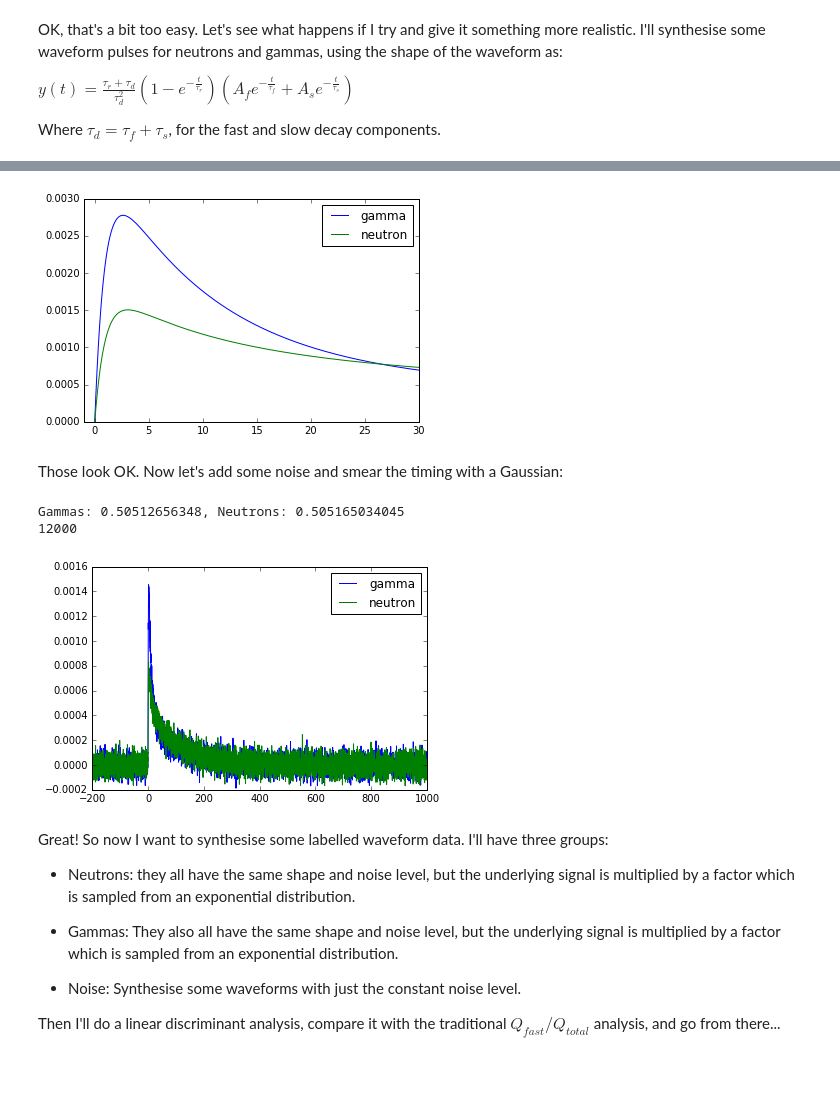
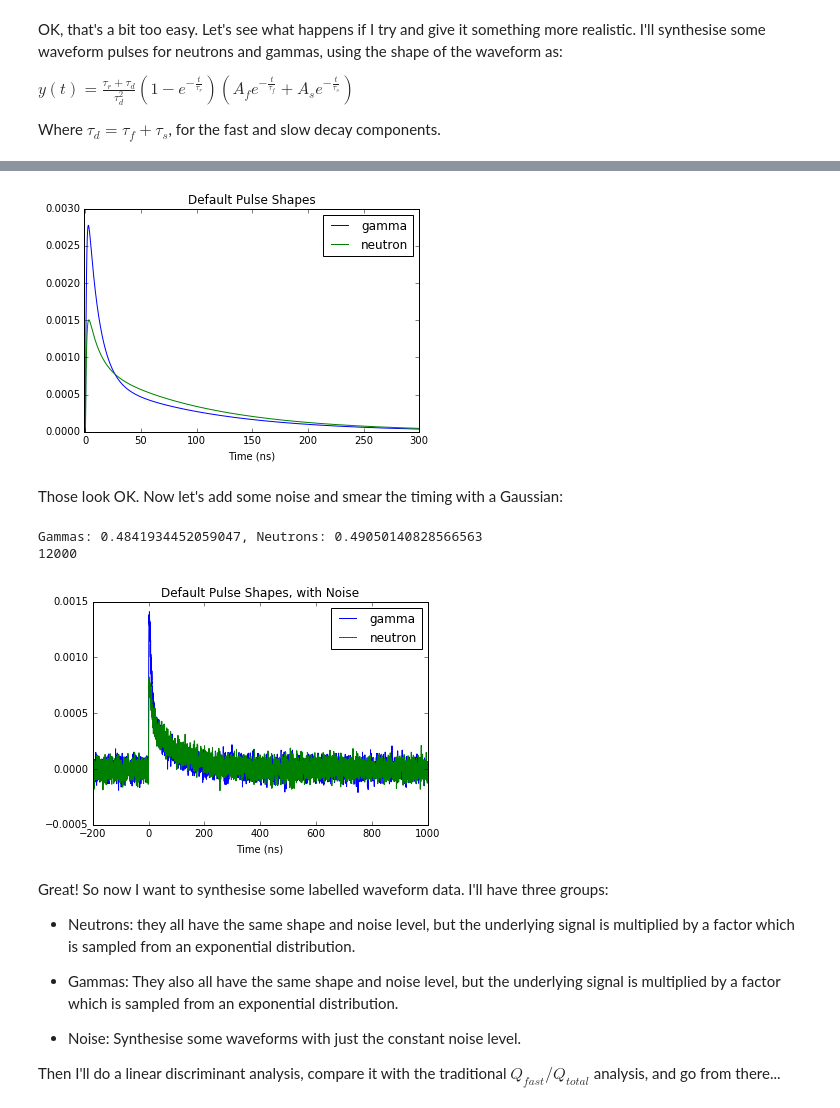
Before and after one commit to lbignell/Notebooks, a Jupyter notebook: PSD.ipynb, the cells around one changed output, grey strips where cells are left out. Saved outputs shown, nothing was run; the diff lists cells and outputs as text; code cells hidden in the pictures; blank space fills up the shorter version.

Commit message:
Many changes (long time since last commit)

```diff
--- a/PSD.ipynb
+++ b/PSD.ipynb
@@ -121,6 +121,9 @@ plt.plot(xvals, yvals_gamma, label='gamma')
 plt.plot(xvals, yvals_neutron, label='neutron')
 #plt.yscale('log')
 plt.legend()
-plt.xlim(-1, 30)
+plt.xlim(-1, 300)
 print("Gammas: {0}, Neutrons: {1}".format(sum(yvals_gamma), sum(yvals_neutron)))
+plt.xlabel('Time (ns)')
+plt.title('Default Pulse Shapes')
+plt.savefig('/home/lbignell/Lectures/numericalPSD_PulseShapes.png', dpi=200)
 # %% [output]
@@ -128,4 +131,4 @@ Gammas: 1.0, Neutrons: 1.0
-[figure, old version]
+[figure, new version]
 # %% [markdown]
 Those look OK.
 Now let's add some noise and smear the timing with a Gaussian:
@@ -146,10 +149,13 @@ plt.plot(timevals, Wfm_neutron, label='neutron')
 plt.legend()
 print("Gammas: {0}, Neutrons: {1}".format(sum(Wfm_gamma), sum(Wfm_neutron)))
 print(len(Wfm_gamma))
+plt.xlabel('Time (ns)')
+plt.title('Default Pulse Shapes, with Noise')
+plt.savefig('/home/lbignell/Lectures/numericalPSD_PulseShapes_noisy.png', dpi=200)
 # %% [output]
-Gammas: 0.50512656348, Neutrons: 0.505165034045
+Gammas: 0.4841934452059047, Neutrons: 0.49050140828566563
 12000
-[figure, old version]
+[figure, new version]
 # %% [markdown]
 Great! So now I want to synthesise some labelled waveform data.
 I'll have three groups:
```
Also changed, not shown: parts of 24 cells of this notebook, 6 other files.
